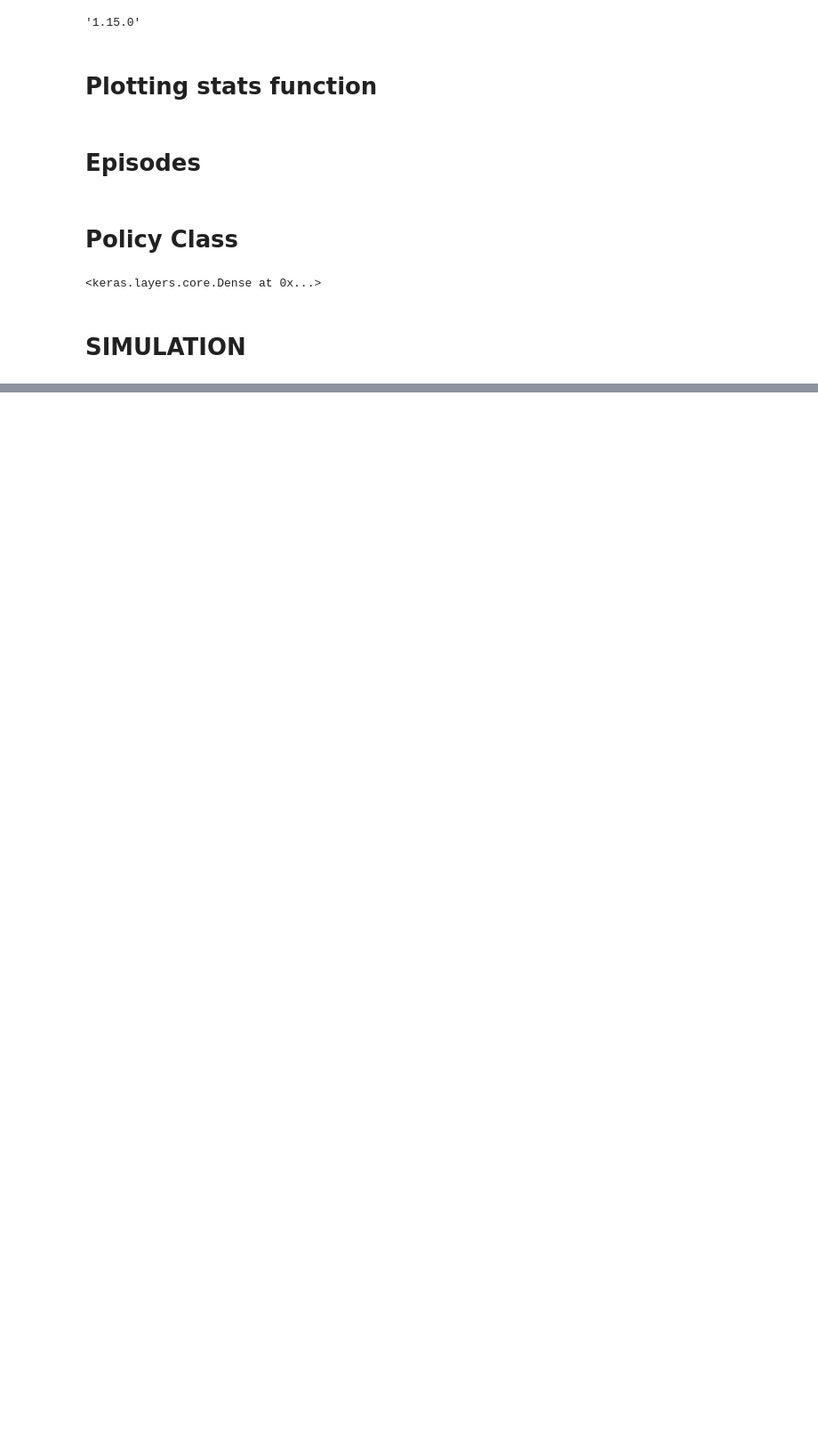
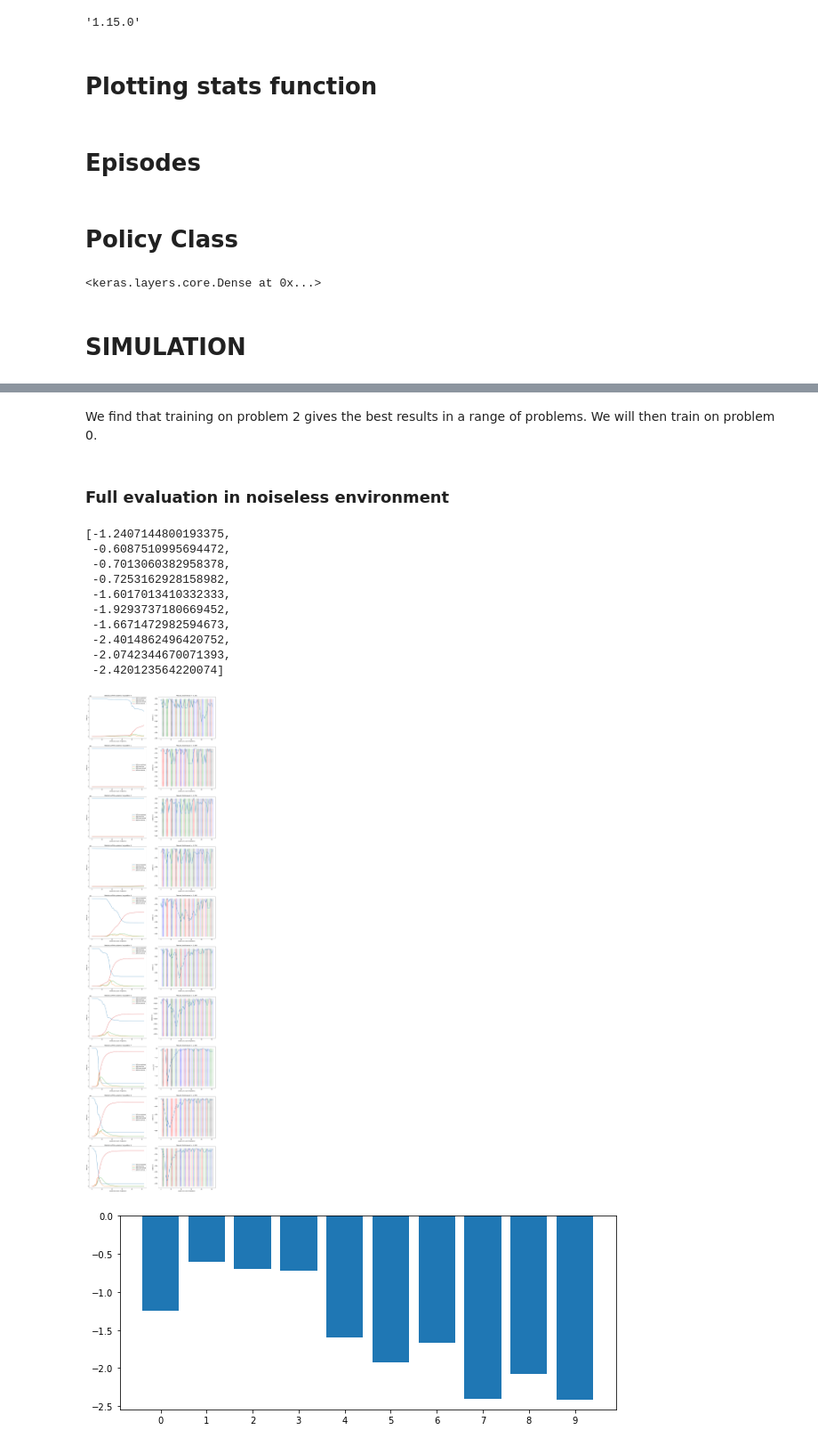
Before and after one commit to erolm-a/ai-coursework-2020, a Jupyter notebook: notebooks/run_policy-search_rbf.ipynb, the cells around one changed output, grey strips where cells are left out. Shown at 89% size. Saved outputs shown, nothing was run; the diff lists cells and outputs as text; code cells hidden in the pictures; blank space fills up the shorter version.

Commit message:
added evals

```diff
--- a/notebooks/run_policy-search_rbf.ipynb
+++ b/notebooks/run_policy-search_rbf.ipynb
@@ -411,0 +478,21 @@ plot_episode_stats(stats)
+# %% [markdown]
+We find that training on problem 2 gives the best results in a range of problems. We will then train on problem 0.
+# %%
+approximator_dl = policies[2]
+# %% [markdown]
+### Full evaluation in noiseless environment
+# %%
+utils.evaluate(approximator_dl, full_eval=True, verbose=False)
+# %% [output]
+[-1.2407144800193375,
+ -0.6087510995694472,
+ -0.7013060382958378,
+ -0.7253162928158982,
+ -1.6017013410332333,
+ -1.9293737180669452,
+ -1.6671472982594673,
+ -2.4014862496420752,
+ -2.0742344670071393,
+ -2.420123564220074]
+[figure, added]
+[figure, added]
```
Also changed, not shown: parts of 18 cells of this notebook.
